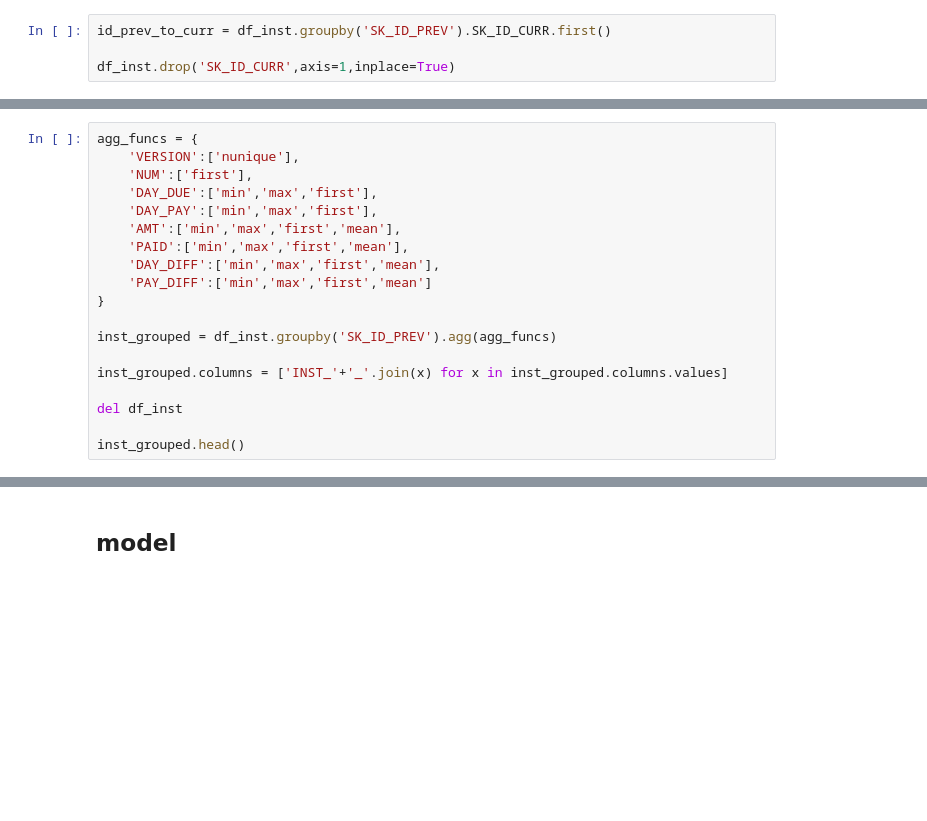
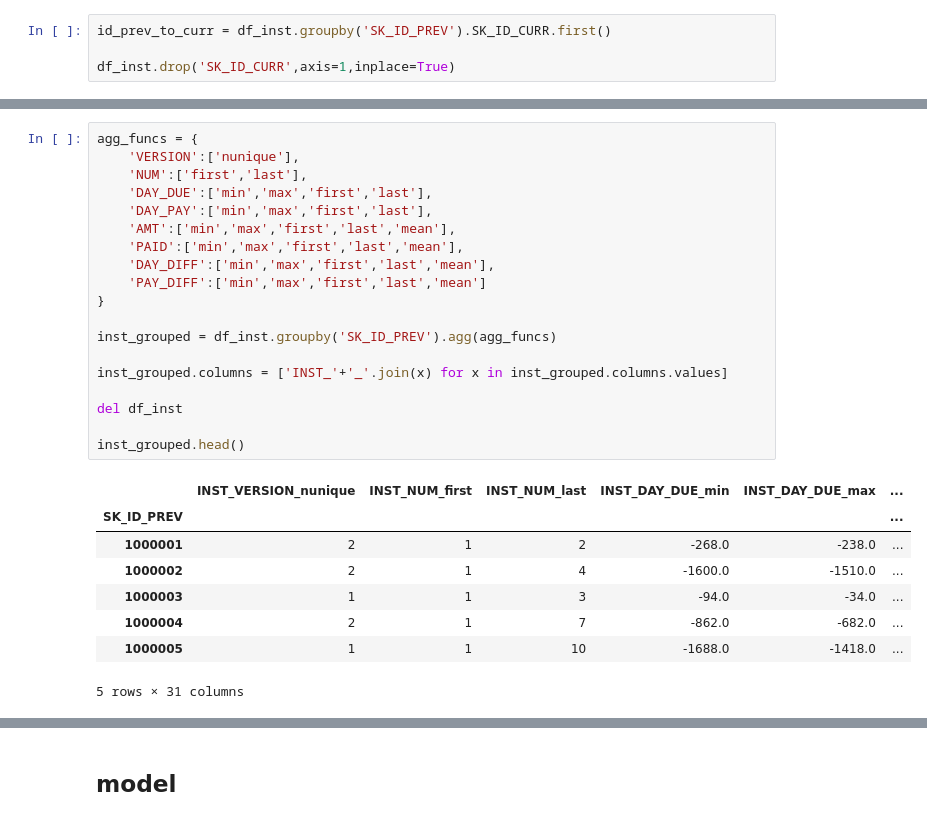
Before and after one commit to jack89roberts/kaggle-home-credit-default-risk, a Jupyter notebook: installments.ipynb, the cells around one changed output, grey strips where cells are left out. Cells and saved outputs as stored; diff of their text form; blank space fills up the shorter version.

Commit message:
added first/last to installment agg funcs

```diff
--- a/installments.ipynb
+++ b/installments.ipynb
@@ -41,22 +77,31 @@ df_inst.head()
 # %%
 agg_funcs = {
     'VERSION':['nunique'],
-    'NUM':['first'],
-    'DAY_DUE':['min','max','first'],
-    'DAY_PAY':['min','max','first'],
-    'AMT':['min','max','first','mean'],
-    'PAID':['min','max','first','mean'],
-    'DAY_DIFF':['min','max','first','mean'],
-    'PAY_DIFF':['min','max','first','mean']
+    'NUM':['first','last'],
+    'DAY_DUE':['min','max','first','last'],
+    'DAY_PAY':['min','max','first','last'],
+    'AMT':['min','max','first','last','mean'],
+    'PAID':['min','max','first','last','mean'],
+    'DAY_DIFF':['min','max','first','last','mean'],
+    'PAY_DIFF':['min','max','first','last','mean']
 }
 
 inst_grouped = df_inst.groupby('SK_ID_PREV').agg(agg_funcs)
 
 inst_grouped.columns = ['INST_'+'_'.join(x) for x in inst_grouped.columns.values]
 
 del df_inst
 
 inst_grouped.head()
+# %% [output]
+|  | INST_VERSION_nunique | INST_NUM_first | INST_NUM_last | INST_DAY_DUE_min | INST_DAY_DUE_max | ... |
+| SK_ID_PREV |  |  |  |  |  | ... |
+| 1000001 | 2 | 1 | 2 | -268.0 | -238.0 | ... |
+| 1000002 | 2 | 1 | 4 | -1600.0 | -1510.0 | ... |
+| 1000003 | 1 | 1 | 3 | -94.0 | -34.0 | ... |
+| 1000004 | 2 | 1 | 7 | -862.0 | -682.0 | ... |
+| 1000005 | 1 | 1 | 10 | -1688.0 | -1418.0 | ... |
+5 rows × 31 columns
 # %%
 inst_grouped['SK_ID_CURR'] = id_prev_to_curr
 
```
Also changed, not shown: parts of 7 cells of this notebook, 1 other file.
